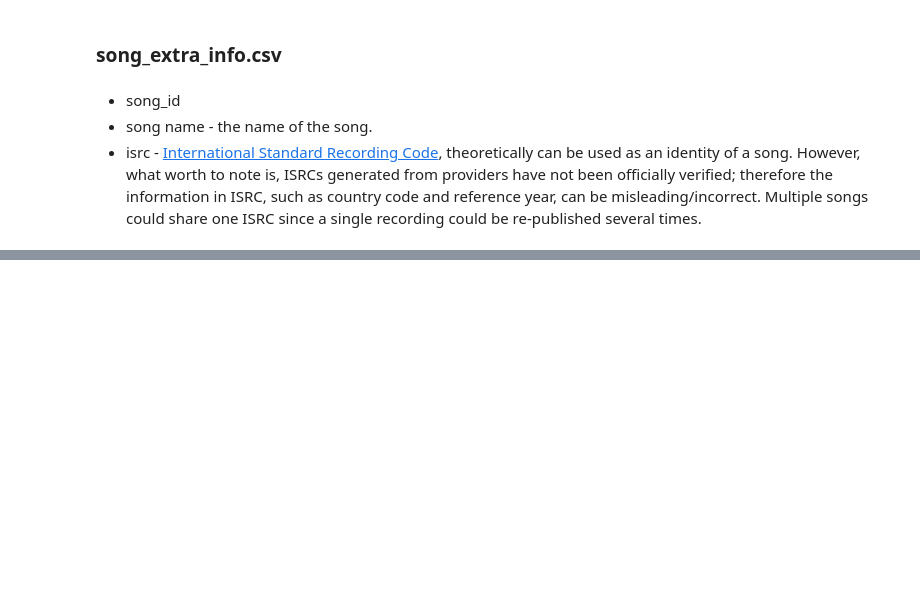
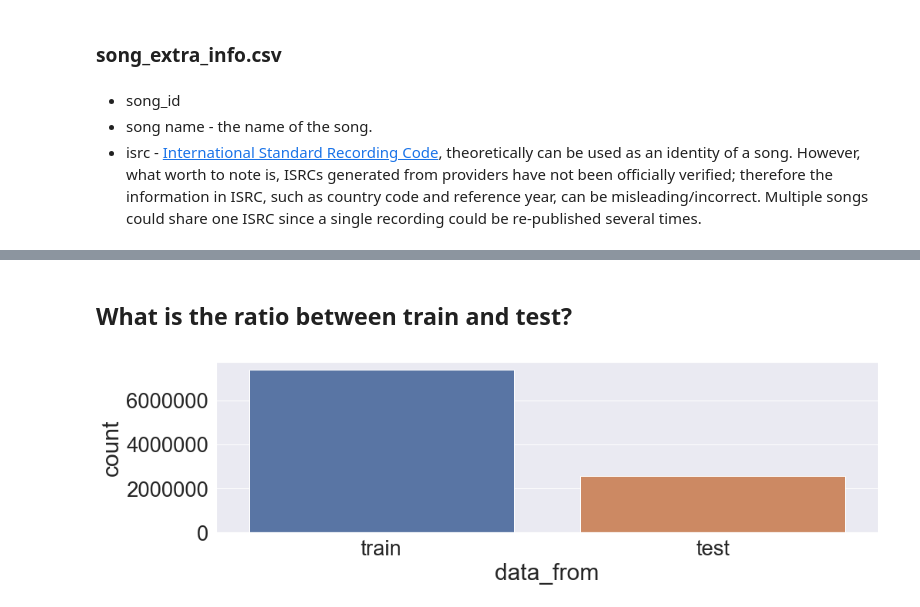
Before and after one commit to IooHooI/RECOMMENDATION_SYSTEMS_2, a Jupyter notebook: notebooks/EDA.ipynb, the cells around one changed output, grey strips where cells are left out. Cells and saved outputs as stored; diff of their text form; code cells hidden in the pictures; blank space fills up the shorter version.

```diff
--- a/notebooks/EDA.ipynb
+++ b/notebooks/EDA.ipynb
@@ -129,3 +143,7 @@ source_screen_name    2393907 non-null object
 source_type           2549493 non-null object
 dtypes: int64(1), object(5)
 memory usage: 117.0+ MB
+# %%
+test['target'] = None
+# %%
+test['data_from'] = 'test'
@@ -274,0 +317,10 @@ user information.
+# %% [markdown]
+## What is the ratio between train and test?
+# %%
+sns.set(font_scale=2.5)
+plt.figure(figsize=(15, 5))
+ax = sns.countplot('data_from', data=pd.concat([train, test], ignore_index=True, sort=False), orient='h')
+plt.tight_layout()
+plt.show()
+# %% [output]
+[figure, added]
```
Also changed, not shown: parts of 15 cells of this notebook, 2 other files.
